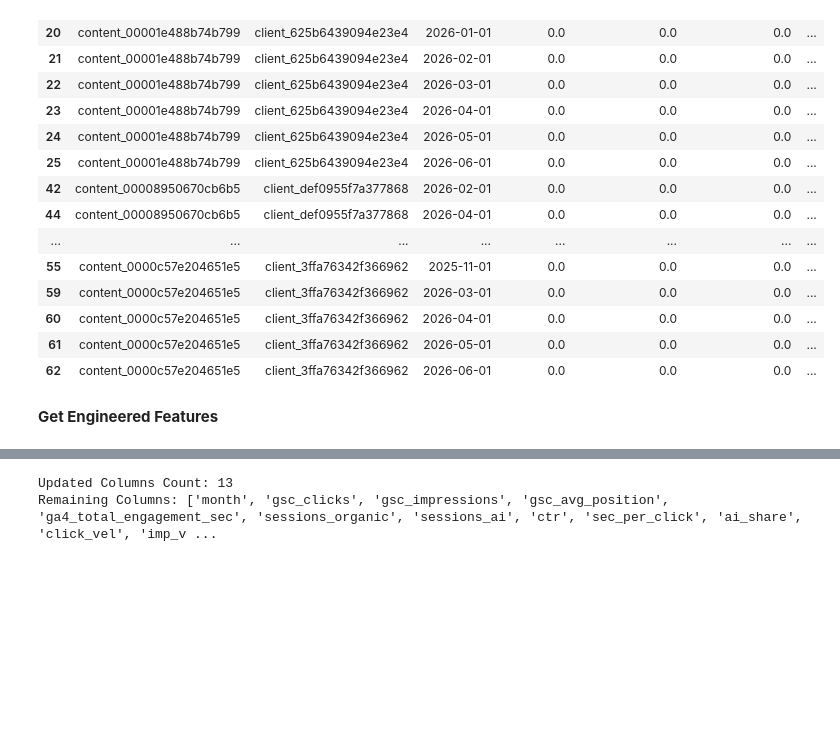
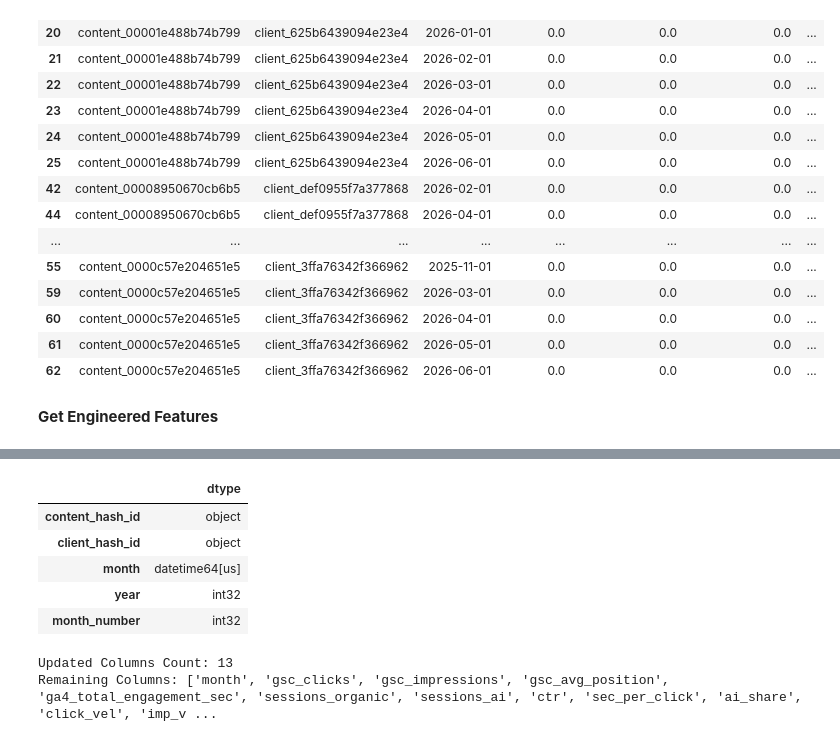
Before and after one commit to MuhammadOkasha004/flyrank-ml-internship-work, a Jupyter notebook: work/notebooks/w03_feature_leakage_check.ipynb, the cells around one changed output, grey strips where cells are left out. Cells and saved outputs as stored; diff of their text form; code cells hidden in the pictures; blank space fills up the shorter version.

```diff
--- a/work/notebooks/w03_feature_leakage_check.ipynb
+++ b/work/notebooks/w03_feature_leakage_check.ipynb
@@ -1241,0 +1286,60 @@ dtype: int64
+# %%
+# ============================================
+# STEP: CATEGORICAL / STRING AUDIT
+# ============================================
+
+# Work on a copy
+df_encoded = df_features.copy()
+
+print("=" * 70)
+print("CATEGORICAL / STRING COLUMN AUDIT")
+print("=" * 70)
+
+# Find object/string columns
+categorical_cols = df_encoded.select_dtypes(
+    include=["object", "string", "category"]
+).columns.tolist()
+
+print("\nString / categorical columns:")
+for col in categorical_cols:
+    print(f"- {col}")
+
+# Show unique values for each
+print("\nUnique-value summary:")
+
+for col in categorical_cols:
+    print(f"\n{col}")
+    print("Unique values:", df_encoded[col].nunique())
+    print(df_encoded[col].dropna().unique()[:20])
+
+
+# ============================================
+# MONTH HANDLING
+# ============================================
+
+if "month" in df_encoded.columns:
+
+    # Convert month to datetime
+    df_encoded["month"] = pd.to_datetime(
+        df_encoded["month"],
+        errors="coerce"
+    )
+
+    # Extract temporal information
+    df_encoded["year"] = df_encoded["month"].dt.year
+    df_encoded["month_number"] = df_encoded["month"].dt.month
+
+print("\n" + "=" * 70)
+print("RESULT")
+print("=" * 70)
+
+print("Shape:", df_encoded.shape)
+
+print("\nData types:")
+display(
+    df_encoded[
+        ["content_hash_id", "client_hash_id",
+         "month", "year", "month_number"]
+    ].dtypes.to_frame("dtype")
+)
+# %% [output]
@@ -1242,3 +1363,9 @@ dtype: int64
+|  | dtype |
+| content_hash_id | object |
+| client_hash_id | object |
+| month | datetime64[us] |
+| year | int32 |
+| month_number | int32 |
 # %%
 # List of identifier columns to drop
 cols_to_drop = ['content_hash_id', 'client_hash_id']
```
Also changed, not shown: parts of 5 cells of this notebook.
